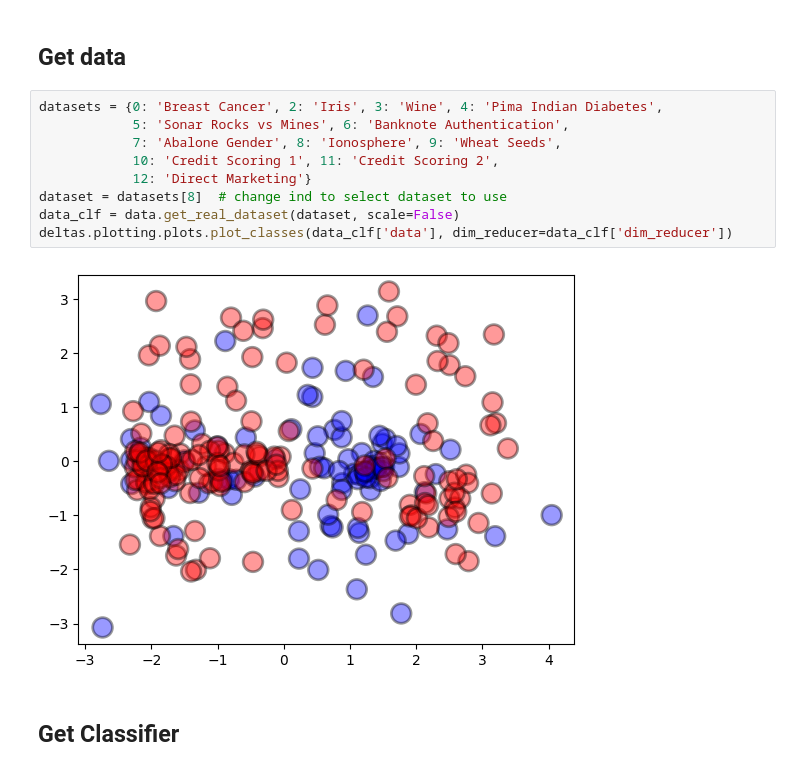
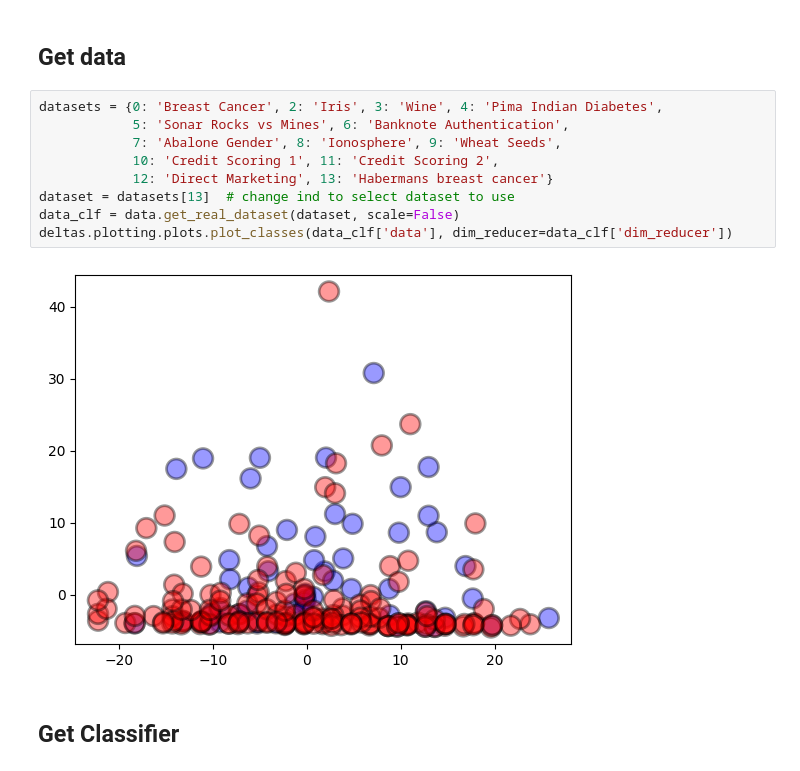
Before and after one commit to mattclifford1/linear_confidence, a Jupyter notebook: notebooks/datasets.ipynb, the cells around one changed output. Cells and saved outputs as stored; diff of their text form.

Commit message:
other medical datasets

```diff
--- a/notebooks/datasets.ipynb
+++ b/notebooks/datasets.ipynb
@@ -15,14 +15,14 @@ The autoreload extension is already loaded. To reload it, use:
 # %%
 datasets = {0: 'Breast Cancer', 2: 'Iris', 3: 'Wine', 4: 'Pima Indian Diabetes',
             5: 'Sonar Rocks vs Mines', 6: 'Banknote Authentication',
             7: 'Abalone Gender', 8: 'Ionosphere', 9: 'Wheat Seeds',
             10: 'Credit Scoring 1', 11: 'Credit Scoring 2',
-            12: 'Direct Marketing'}
-dataset = datasets[8]  # change ind to select dataset to use
+            12: 'Direct Marketing', 13: 'Habermans breast cancer'}
+dataset = datasets[13]  # change ind to select dataset to use
 data_clf = data.get_real_dataset(dataset, scale=False)
 deltas.plotting.plots.plot_classes(data_clf['data'], dim_reducer=data_clf['dim_reducer'])
 # %% [output]
-[figure, old version]
+[figure, new version]
 # %% [markdown]
 ## Get Classifier
 # %%
```
Also changed, not shown: parts of 5 cells of this notebook, 14 other files.
